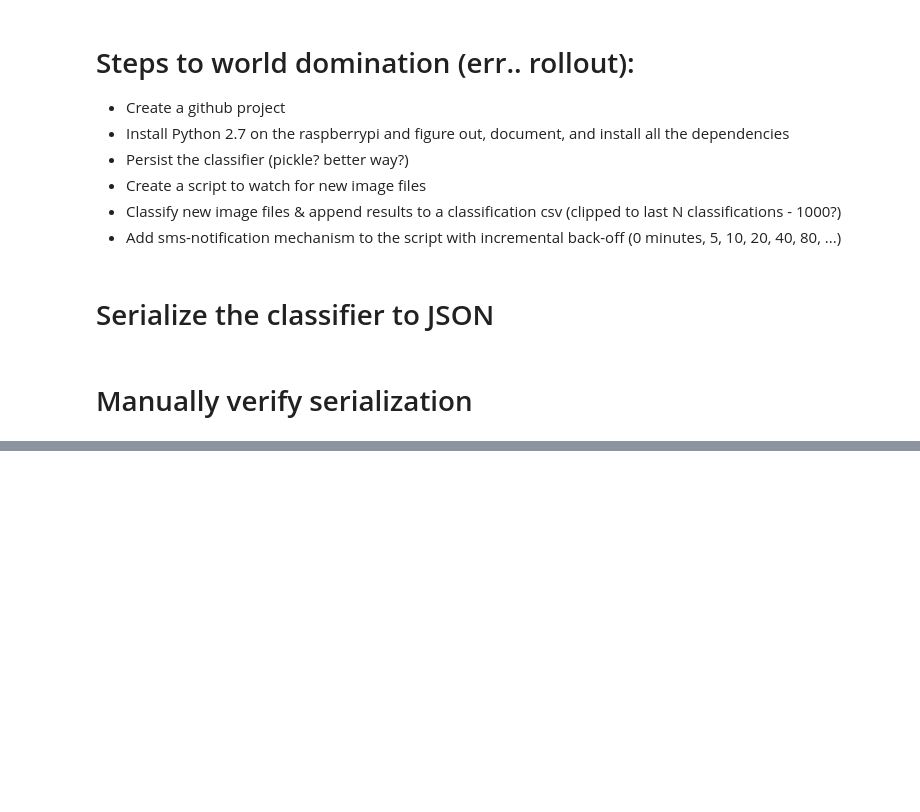
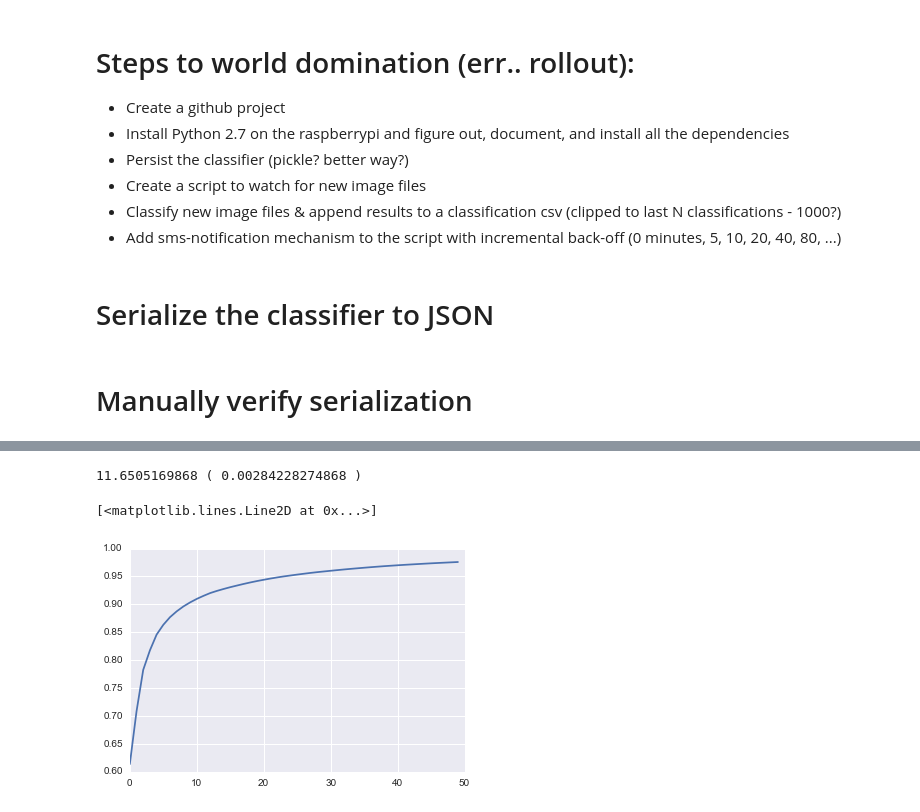
Before and after one commit to curious-attempt-bunny/python-scikit-raspberrypi-garage-door-twilio-alert, a Jupyter notebook: IR detection.ipynb, the cells around one changed output, grey strips where cells are left out. Saved outputs shown, nothing was run; the diff lists cells and outputs as text; code cells hidden in the pictures; blank space fills up the shorter version.

```diff
--- a/IR detection.ipynb
+++ b/IR detection.ipynb
@@ -191,3 +229,24 @@ for n_components in [2,3,4,5,6,7]:
 # Training on the raw image data
 # %% [markdown]
 # Setup train/test split
+# %%
+df_closed = df[ df.is_open == 0]
+df_open = df[ df.is_open == 1]
+balanced_size = min(df_closed.shape[0], df_open.shape[0])
+# balanced_size = 250
+print balanced_size
+
+df_closed = df_closed.sample(n=balanced_size, random_state=1)
+df_open = df_open.sample(n=balanced_size, random_state=2)
+
+df_balanced = pd.concat([df_open, df_closed], axis=0)
+
+filenames_balanced = df_balanced.index.values.tolist()
+filenames_balanced.sort(key=lambda filename: os.stat(filename).st_mtime)
+
+df_balanced = df_balanced.ix[filenames_balanced]
+
+sample_size = len(filenames_balanced)
+cut_point = int(sample_size * 0.7)
+
+df_balanced.head()
@@ -194,2 +261,4 @@ for n_components in [2,3,4,5,6,7]:
+# %%
+images = [np.reshape(np.asarray(Image.open(filename).convert('L')), (-1)) for filename in filenames_balanced]
 # %%
 X = images
@@ -305,0 +360,13 @@ plt.show()
+# %%
+from sklearn.decomposition import PCA
+
+df_pca = pd.DataFrame()
+
+t1 = time.time()
+pca = PCA(n_components=50)
+pca.fit(images)
+# vectors = pd.DataFrame(pca.transform(images))
+t2 = time.time()
+print (t2-t1),'(',(t2-t1)/len(filenames),')'
+# %% [output]
+11.6505169868 ( 0.00284228274868 )
@@ -305,0 +381,5 @@ plt.show()
+# %%
+plt.plot(np.cumsum(pca.explained_variance_ratio_))
+# %% [output]
+[<matplotlib.lines.Line2D at 0x...>]
+[figure, added]
```
Also changed, not shown: parts of 50 cells of this notebook, 1 other file.
